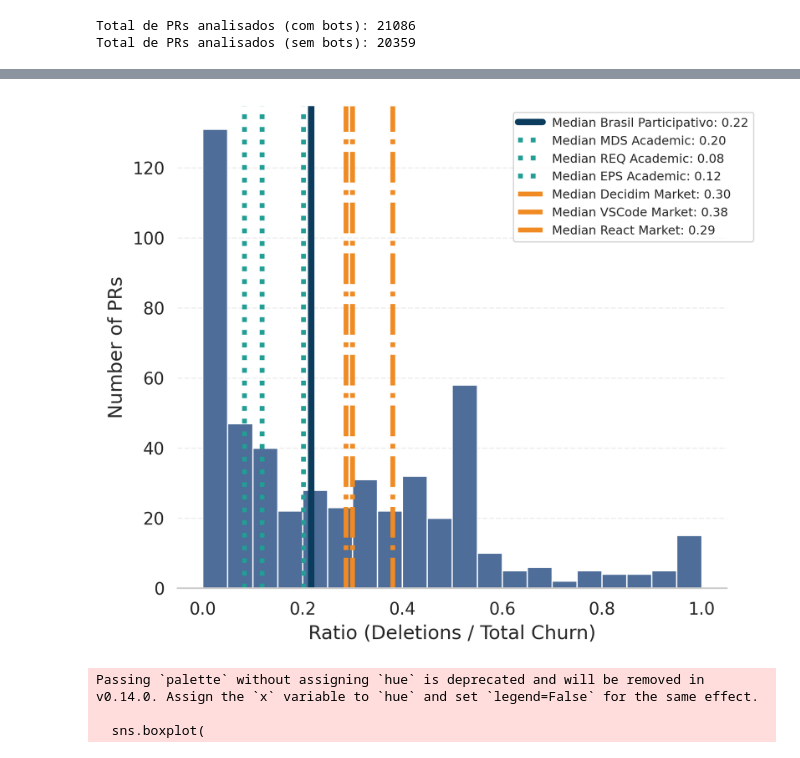
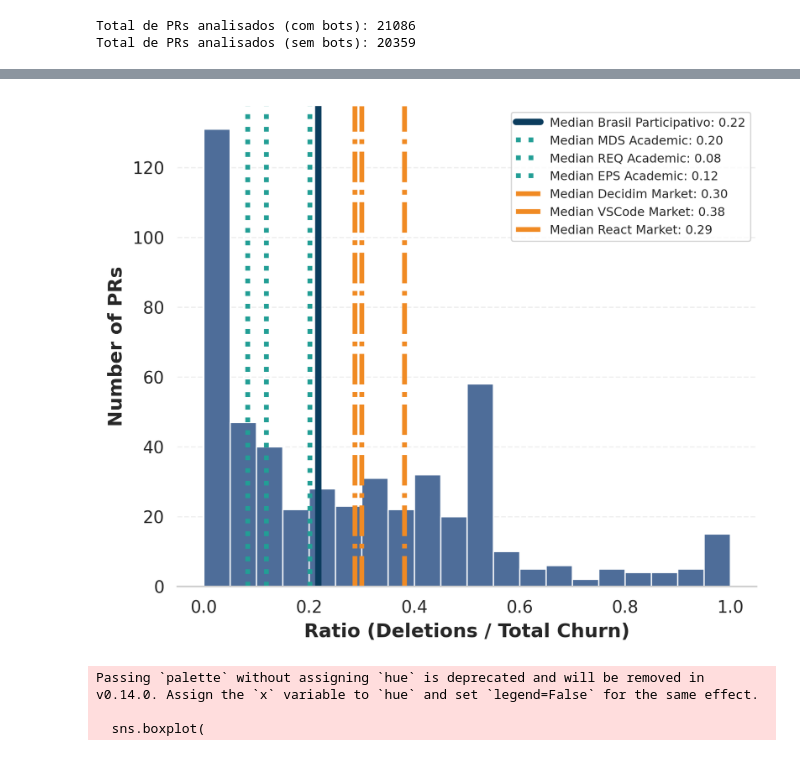
Before and after one commit to lablivre-unb/EbL_Over_PbL, a Jupyter notebook: metrics/notebooks/prs_viz_bp_paper.ipynb, the cells around one changed output, grey strips where cells are left out. Saved outputs shown, nothing was run; the diff lists cells and outputs as text; code cells hidden in the pictures.

```diff
--- a/metrics/notebooks/prs_viz_bp_paper.ipynb
+++ b/metrics/notebooks/prs_viz_bp_paper.ipynb
@@ -247,38 +243,36 @@ def plot_maintenance_patterns_comparison(df_bp, df_mds, df_req):
     med_react = df_react_final['refactor_ratio'].median()
 
     fig, ax = plt.subplots(figsize=(6, 5), dpi=300)
 
     sns.histplot(df_bp_final['refactor_ratio'], kde=False, color=BP_LIGHT, edgecolor='white',
                  bins=20, ax=ax, alpha=1.0)
 
     ax.axvline(med_bp, color=BP_PRIMARY, linewidth=4, label=f'Median {org_title}: {med_bp:.2f}')
     ax.axvline(med_mds, color=DISC_PRIMARY, linewidth=3, linestyle=':', label=f'Median {mds_title}: {med_mds:.2f}')
     ax.axvline(med_req, color=DISC_LIGHT, linewidth=3, linestyle=':', label=f'Median {req_title}: {med_req:.2f}')
     ax.axvline(med_epsmds, color=DISC_PRIMARY, linewidth=3, linestyle=':', label=f'Median {epsmds_title}: {med_epsmds:.2f}')
     ax.axvline(med_decidim, color=BENCH_PRIMARY, linewidth=3, linestyle='-.', label=f'Median {decidim_title}: {med_decidim:.2f}')
     ax.axvline(med_vscode, color=BENCH_MEDIUM, linewidth=3, linestyle='-.', label=f'Median {vscode_title}: {med_vscode:.2f}')
     ax.axvline(med_react, color=BENCH_PRIMARY, linewidth=3, linestyle='-.', label=f'Median {react_title}: {med_react:.2f}')
 
     # ax.set_title(f'{org_title} — Refactoring Ratio Distribution', fontsize=12, fontweight='bold', pad=20)
-    ax.set_xlabel('Ratio (Deletions / Total Churn)', fontsize=12)
-    ax.set_ylabel('Number of PRs', fontsize=12)
+    ax.set_xlabel('Ratio (Deletions / Total Churn)', fontsize=12, fontweight='bold')
+    ax.set_ylabel('Number of PRs', fontsize=12, fontweight='bold')
     ax.legend(fontsize='x-small', loc='upper right', frameon=True, framealpha=0.8)
     ax.grid(axis='y', linestyle='--', alpha=0.3)
 
     ax.spines['top'].set_visible(False)
     ax.spines['right'].set_visible(False)
     ax.spines['left'].set_visible(False)
 
-    ax.legend(fontsize='x-small', loc='upper left', bbox_to_anchor=(0.6, 1), frameon=True, framealpha=0.8)
-
     ax.grid(axis='x')
 
     plt.tight_layout()
     plt.show()
 
 plot_maintenance_patterns_comparison(df_no_bots, df_mds_no_bots, df_req_no_bots)
 # %% [output]
-[figure, old version]
+[figure, new version]
 # %%
 def count_human_reviewers_for_filter(reviewers_str):
     if pd.isna(reviewers_str) or reviewers_str == '':
```
Also changed, not shown: parts of 5 cells of this notebook.
